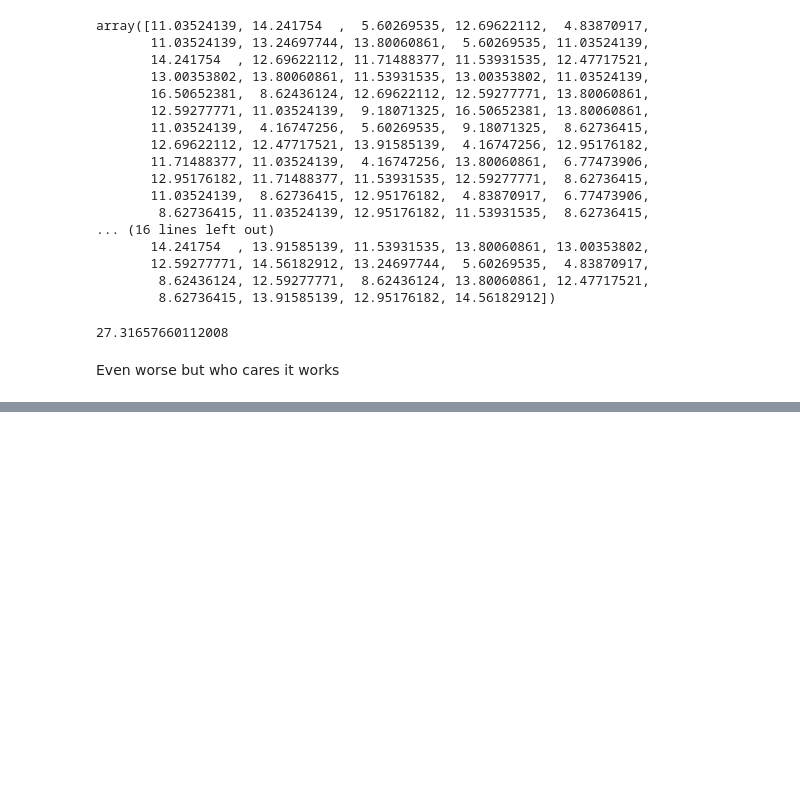
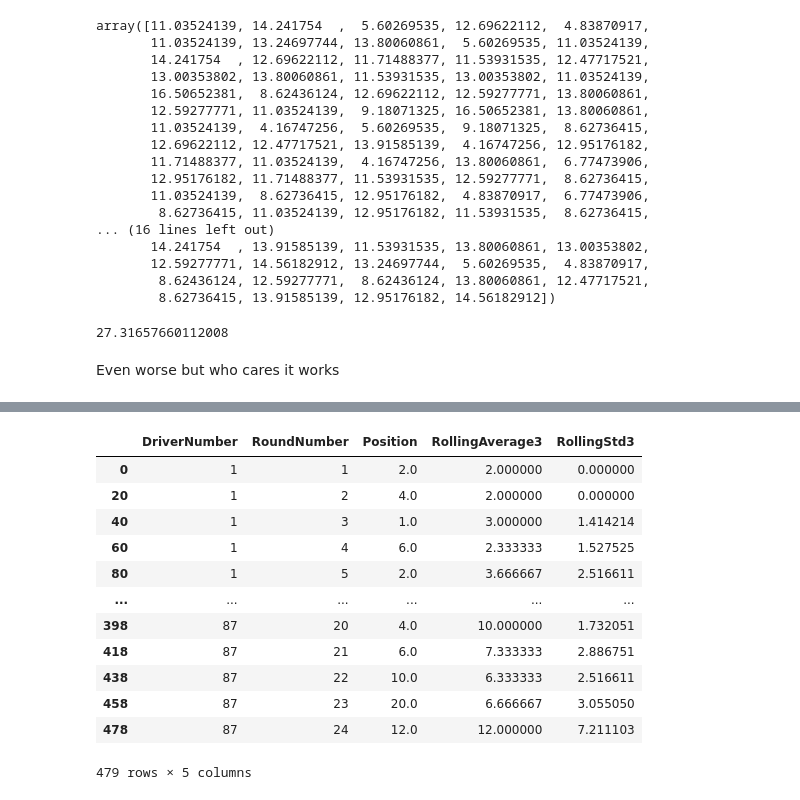
Before and after one commit to jifor/F1-Prediction-Project, a Jupyter notebook: model_testing.ipynb, the cells around one changed output, grey strips where cells are left out. Cells and saved outputs as stored; diff of their text form; code cells hidden in the pictures; blank space fills up the shorter version.

```diff
--- a/model_testing.ipynb
+++ b/model_testing.ipynb
@@ -410,0 +453,18 @@ Even worse but who cares it works
+# %%
+data2 = add_rolling_3_avg(results)
+data2 = add_3_race_consistency(data2)
+data2
+# %% [output]
+|  | DriverNumber | RoundNumber | Position | RollingAverage3 | RollingStd3 |
+| 0 | 1 | 1 | 2.0 | 2.000000 | 0.000000 |
+| 20 | 1 | 2 | 4.0 | 2.000000 | 0.000000 |
+| 40 | 1 | 3 | 1.0 | 3.000000 | 1.414214 |
+| 60 | 1 | 4 | 6.0 | 2.333333 | 1.527525 |
+| 80 | 1 | 5 | 2.0 | 3.666667 | 2.516611 |
+| ... | ... | ... | ... | ... | ... |
+| 398 | 87 | 20 | 4.0 | 10.000000 | 1.732051 |
+| 418 | 87 | 21 | 6.0 | 7.333333 | 2.886751 |
+| 438 | 87 | 22 | 10.0 | 6.333333 | 2.516611 |
+| 458 | 87 | 23 | 20.0 | 6.666667 | 3.055050 |
+| 478 | 87 | 24 | 12.0 | 12.000000 | 7.211103 |
+479 rows × 5 columns
```
Also changed, not shown: parts of 8 cells of this notebook, 1 other file.
